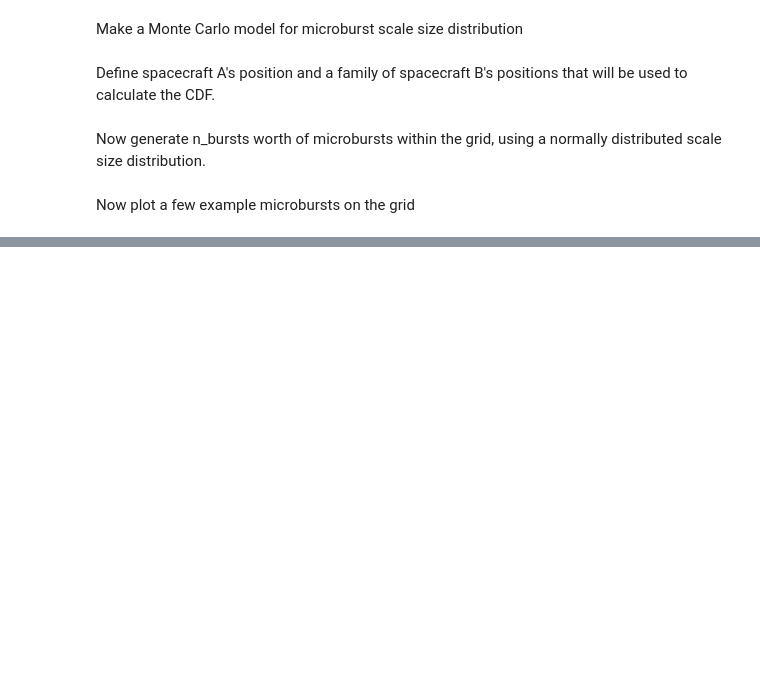
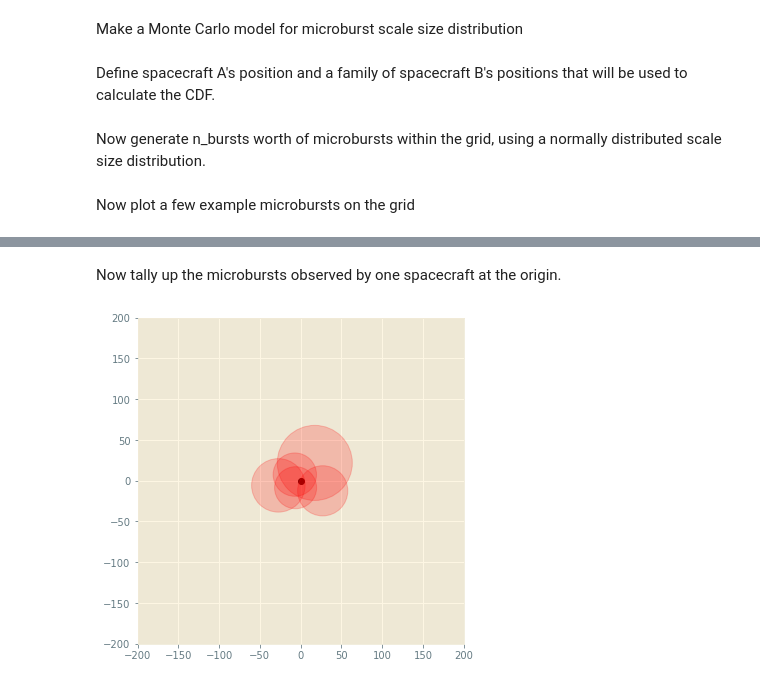
Before and after one commit to mshumko/ac6_microburst_scale_sizes, a Jupyter notebook: models/microburst_size_dist_monte_carlo.ipynb, the cells around one changed output, grey strips where cells are left out. Saved outputs shown, nothing was run; the diff lists cells and outputs as text; code cells hidden in the pictures; blank space fills up the shorter version.

```diff
--- a/models/microburst_size_dist_monte_carlo.ipynb
+++ b/models/microburst_size_dist_monte_carlo.ipynb
@@ -47,0 +53,39 @@ ax.set_aspect(1.0)
+# %%
+def circle_intersect(line_p, circle_p):
+    """
+    Returns true if a cicle defined by circle_p argument
+    defined as [center_x, center_y, radius] intersects a
+    line defined as [x1, y1, x2, y2]. The line is assume
+    to be finite in length.
+
+    Reference: http://mathworld.wolfram.com/Circle-LineIntersection.html
+    """
+    line_p[0] -= circle_p[0]; line_p[2] -= circle_p[0]
+    line_p[1] -= circle_p[1]; line_p[3] -= circle_p[1]
+    dx = line_p[2] - line_p[0]
+    dy = line_p[3] - line_p[1]
+    dr = np.sqrt(dx**2 + dy**2)
+    D = line_p[0]*line_p[3] - line_p[2]*line_p[1]
+    if circle_p[2]**(2)*dr**2 - D**2 >= 0:
+        return True
+    else:
+        return False
+
+def dist(x1, y1, x2, y2):
+    return np.sqrt((x2-x1)**2 + (y2-y1)**2)
+# %% [markdown]
+Now tally up the microbursts observed by one spacecraft at the origin.
+# %%
+n_origin = 0
+circles_2 = []
+fig, ax = plt.subplots(figsize=(6, 6))
+for bx, by, br in zip(burst_x, burst_y, burst_size):
+    if dist(bx, by, 0, 0) < br:
+        n_origin += 1
+        ax.add_artist(plt.Circle((bx, by), br, color='r', alpha=0.2))
+
+plt.xlim(-grid_size, grid_size); plt.ylim(-grid_size, grid_size)
+plt.scatter(*sc_A, c='k')
+ax.set_aspect(1.0)
+# %% [output]
+[figure, added]
```
Also changed, not shown: parts of 5 cells of this notebook.
